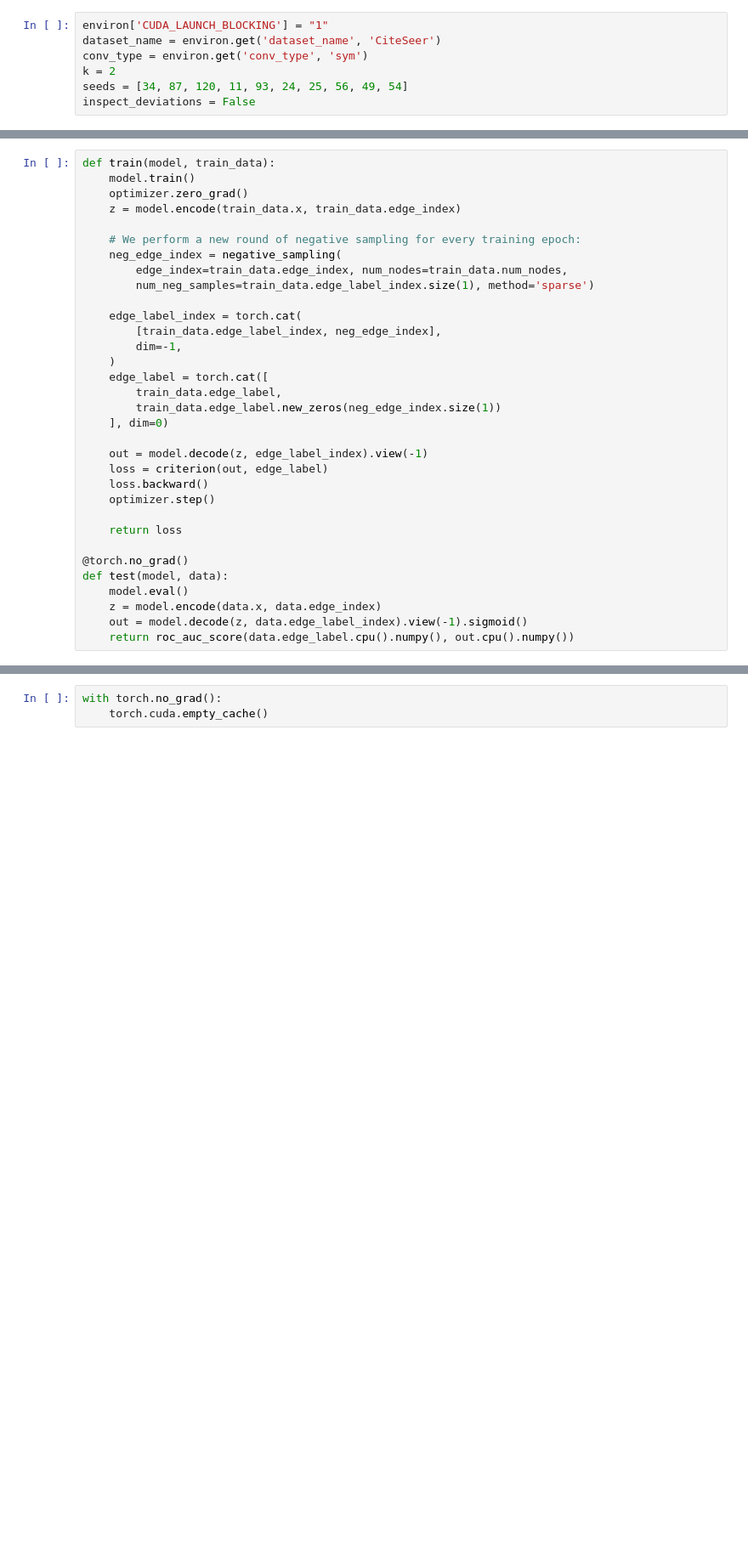
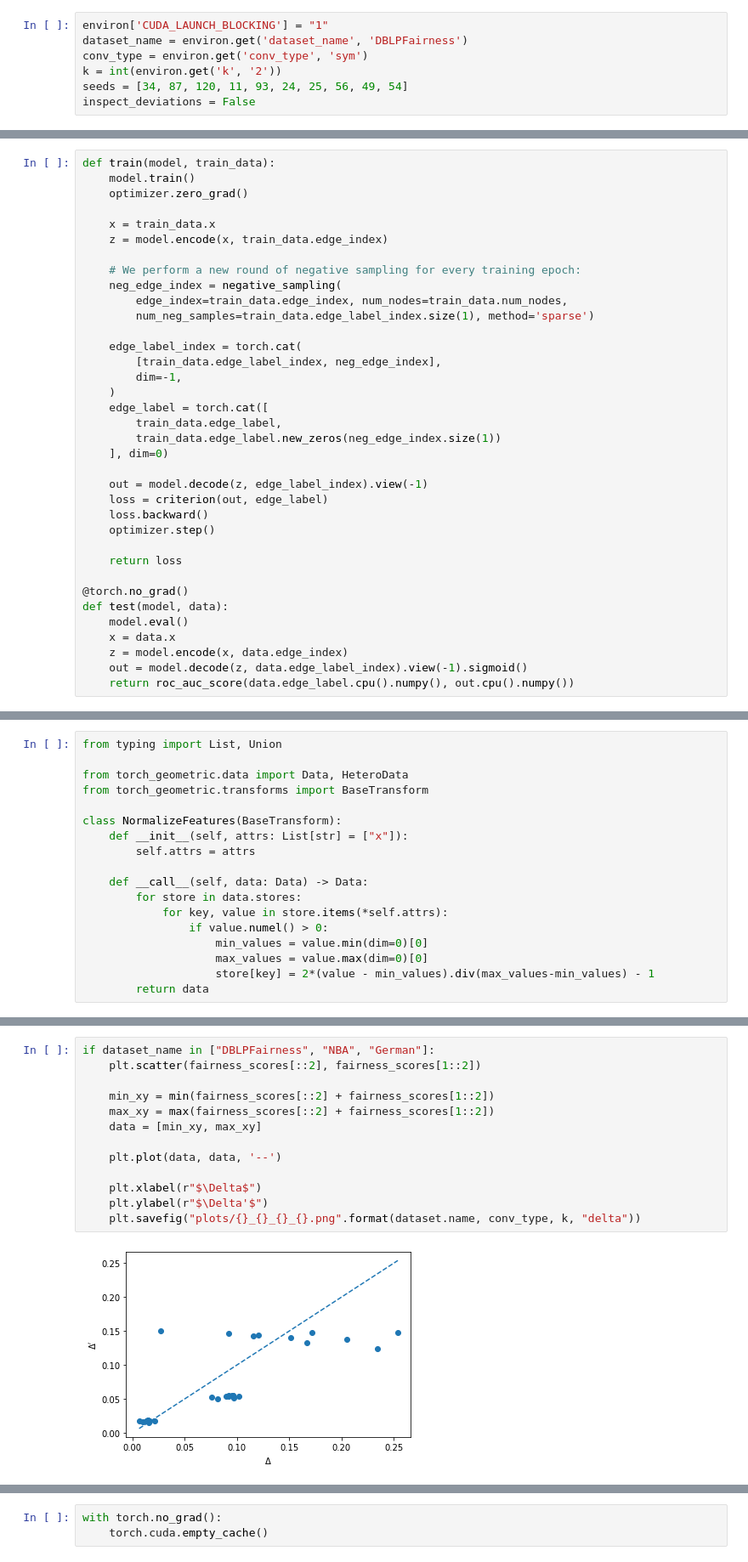
Before and after one commit to ArjunSubramonian/link_bias_amplification, a Jupyter notebook: preferential_attachment_experiments.ipynb, the cells around one changed output, grey strips where cells are left out. Shown at 85% size. Drawn from its saved outputs; the diff is of its cells as text; blank space fills up the shorter version.

```diff
--- a/preferential_attachment_experiments.ipynb
+++ b/preferential_attachment_experiments.ipynb
@@ -25,8 +32,8 @@ from scipy.stats import pearsonr, spearmanr
 # %%
 environ['CUDA_LAUNCH_BLOCKING'] = "1"
-dataset_name = environ.get('dataset_name', 'CiteSeer')
+dataset_name = environ.get('dataset_name', 'DBLPFairness')
 conv_type = environ.get('conv_type', 'sym')
-k = 2
+k = int(environ.get('k', '2'))
 seeds = [34, 87, 120, 11, 93, 24, 25, 56, 49, 54]
 inspect_deviations = False
 # %%
@@ -52,7 +59,9 @@ class Net(torch.nn.Module):
 def train(model, train_data):
     model.train()
     optimizer.zero_grad()
-    z = model.encode(train_data.x, train_data.edge_index)
+
+    x = train_data.x
+    z = model.encode(x, train_data.edge_index)
 
     # We perform a new round of negative sampling for every training epoch:
     neg_edge_index = negative_sampling(
@@ -78,7 +87,8 @@ def train(model, train_data):
 @torch.no_grad()
 def test(model, data):
     model.eval()
-    z = model.encode(data.x, data.edge_index)
+    x = data.x
+    z = model.encode(x, data.edge_index)
     out = model.decode(z, data.edge_label_index).view(-1).sigmoid()
     return roc_auc_score(data.edge_label.cpu().numpy(), out.cpu().numpy())
 # %%
@@ -94,6 +104,24 @@ def seed_everything(seed: int):
     torch.cuda.manual_seed(seed)
     torch.backends.cudnn.deterministic = True
     torch.backends.cudnn.benchmark = False
+# %%
+from typing import List, Union
+
+from torch_geometric.data import Data, HeteroData
+from torch_geometric.transforms import BaseTransform
+
+class NormalizeFeatures(BaseTransform):
+    def __init__(self, attrs: List[str] = ["x"]):
+        self.attrs = attrs
+
+    def __call__(self, data: Data) -> Data:
+        for store in data.stores:
+            for key, value in store.items(*self.attrs):
+                if value.numel() > 0:
+                    min_values = value.min(dim=0)[0]
+                    max_values = value.max(dim=0)[0]
+                    store[key] = 2*(value - min_values).div(max_values-min_values) - 1
+        return data
 # %%
 def load_dataset(dataset_name):
     if dataset_name in ["Cora", "Cora_ML", "CiteSeer", "DBLP", "PubMed"]:
@@ -234,3 +387,18 @@ for seed_idx, seed in enumerate(seeds):
+# %%
+if dataset_name in ["DBLPFairness", "NBA", "German"]:
+    plt.scatter(fairness_scores[::2], fairness_scores[1::2])
+
+    min_xy = min(fairness_scores[::2] + fairness_scores[1::2])
+    max_xy = max(fairness_scores[::2] + fairness_scores[1::2])
+    data = [min_xy, max_xy]
+
+    plt.plot(data, data, '--')
+
+    plt.xlabel(r"$\Delta$")
+    plt.ylabel(r"$\Delta'$")
+    plt.savefig("plots/{}_{}_{}_{}.png".format(dataset.name, conv_type, k, "delta"))
+# %% [output]
+[figure, added]
 # %%
 if inspect_deviations:
     feat_sim_list = np.array(feat_sim_list)
```
Also changed, not shown: parts of 9 cells of this notebook, 6 other files.
